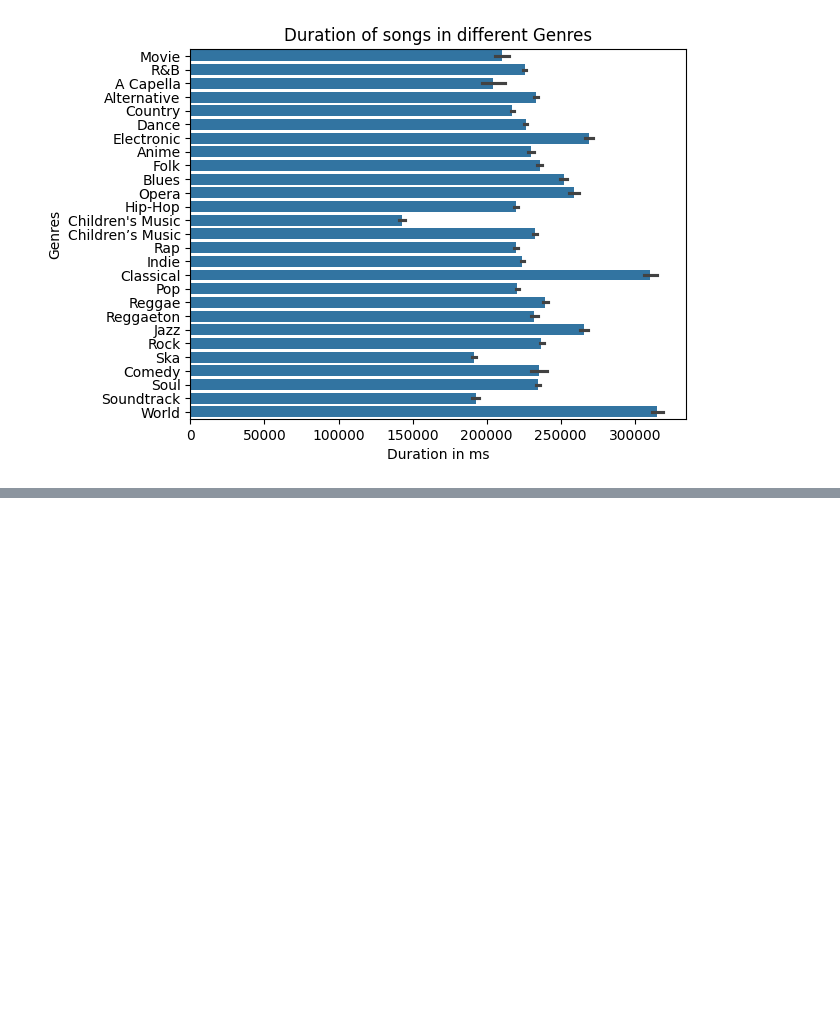
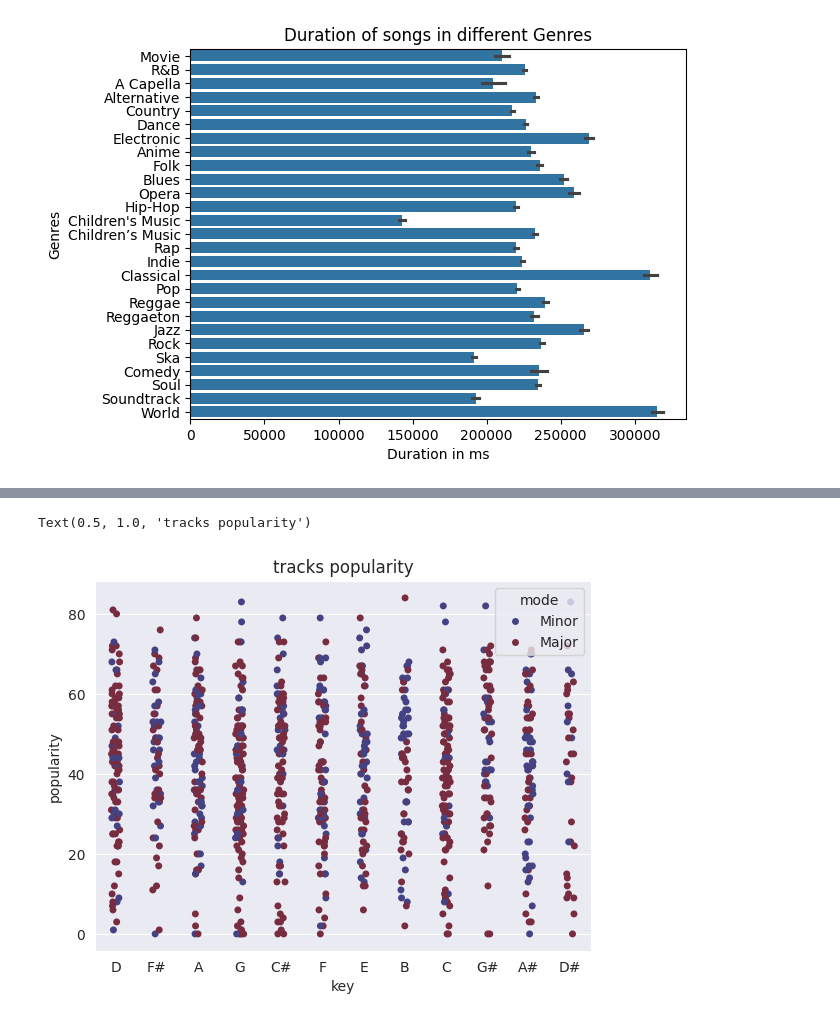
Before and after one commit to vedu003/SpotifyDataAnalysis, a Jupyter notebook: spotify.ipynb, the cells around one changed output, grey strips where cells are left out. Saved outputs shown, nothing was run; the diff lists cells and outputs as text; code cells hidden in the pictures; blank space fills up the shorter version.

```diff
--- a/spotify.ipynb
+++ b/spotify.ipynb
@@ -347,0 +362,11 @@ sns.barplot(y = 'genre', x = 'popularity', data = Top).set(title='Genres by Popu
+# %%
+same_df_low_sample = sp_feature.sample(1000)
+
+sns.set_style('darkgrid')
+fig, ax = plt.subplots()
+sns.stripplot(data=same_df_low_sample,x='key',y='popularity',palette='icefire',
+                hue='mode')
+ax.set_title('tracks popularity')
+# %% [output]
+Text(0.5, 1.0, 'tracks popularity')
+[figure, added]
```
Also changed, not shown: parts of 4 cells of this notebook.
